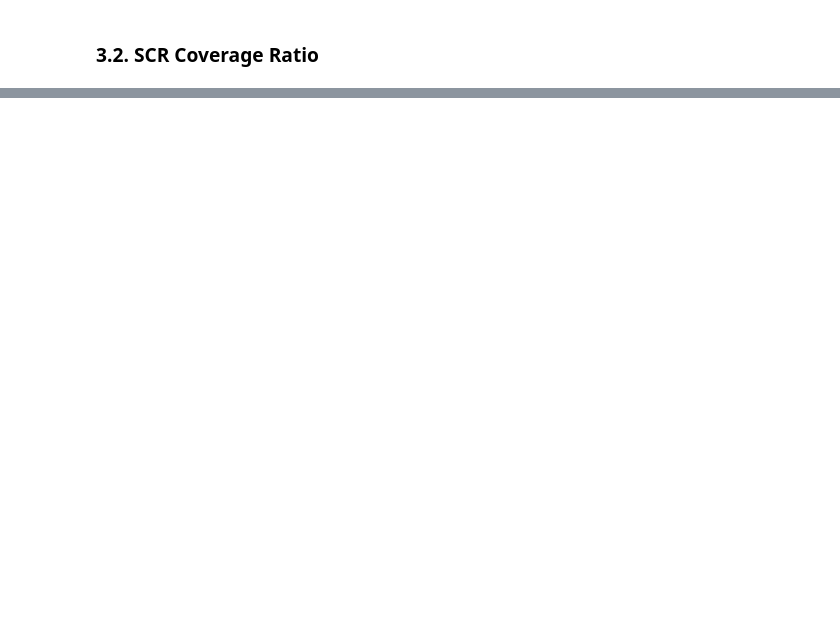
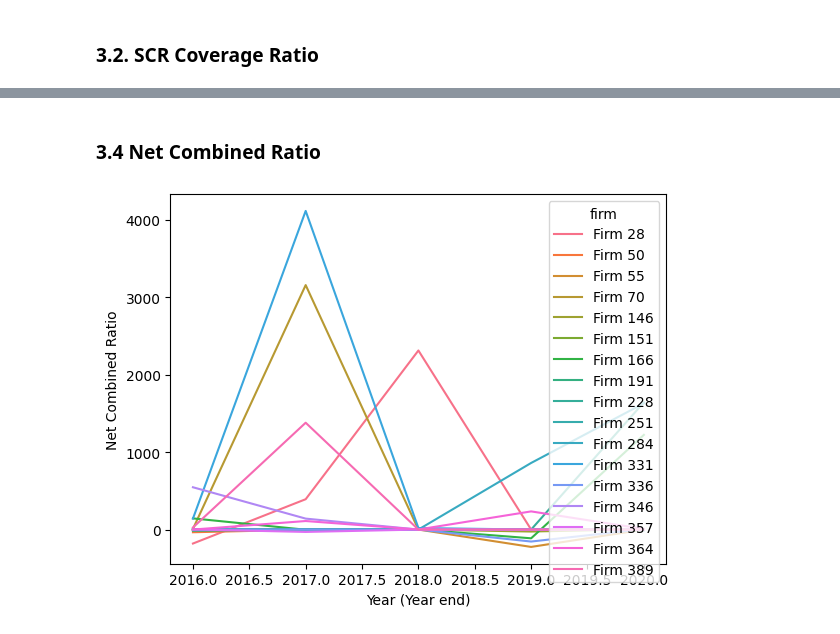
Before and after one commit to jrw22/firm-prioritisation, a Jupyter notebook: firm-prioritisation.ipynb, the cells around one changed output, grey strips where cells are left out. Cells and saved outputs as stored; diff of their text form; code cells hidden in the pictures; blank space fills up the shorter version.

Commit message:
Added net combined ratio analysis

```diff
--- a/firm-prioritisation.ipynb
+++ b/firm-prioritisation.ipynb
@@ -240,0 +220,28 @@ profitable_firms.sort_values(['net-combined-ratio'], ascending = True)
+# %% [markdown]
+### 3.4 Net Combined Ratio
+# %%
+# Identify firms with the highest and lowest average net combined ratio
+net_comb_ratio_top = firm_data.groupby('firm').agg({'net-combined-ratio' : 'mean'}).sort_values(['net-combined-ratio'], ascending = False).head(10)
+net_comb_ratio_btm = firm_data.groupby('firm').agg({'net-combined-ratio' : 'mean'}).sort_values(['net-combined-ratio'], ascending = False).tail(10)
+net_comb_ratio = net_comb_ratio_top.append(net_comb_ratio_btm, ignore_index=False)
+net_comb_ratio = net_comb_ratio.reset_index(level='firm')
+
+# Remove values that appear incorrect
+net_comb_ratio = net_comb_ratio.drop(0) # Firm 188
+net_comb_ratio = net_comb_ratio.drop(18) # Firm 99
+net_comb_ratio = net_comb_ratio.drop(19) # Firm 418
+
+net_comb_list =  list(net_comb_ratio['firm'])
+net_comb_ratio_firms = firm_data[firm_data['firm'].isin(net_comb_list)]
+
+# Plot change in net combined ratio for firms with the highest and lowest avg values
+fig = sns.lineplot(net_comb_ratio_firms, x = 'year', y = 'net-combined-ratio', hue = 'firm')
+fig.set_xlabel('Year (Year end)')
+fig.set_ylabel('Net Combined Ratio')
+plt.show()
+
+# Firms 331, 70, 28, 389, 228, 166 report significant volatility with unuusally large records for one or more year.
+
+# net_comb_ratio_firms.loc[net_comb_ratio_firms['firm']=='Firm 166']
+# %% [output]
+[figure, added]
```
Also changed, not shown: parts of 15 cells of this notebook.
